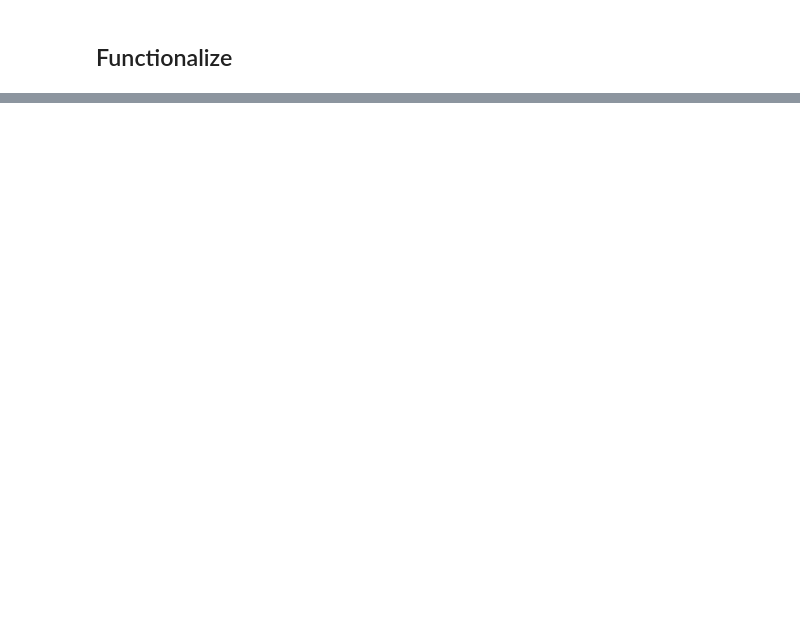
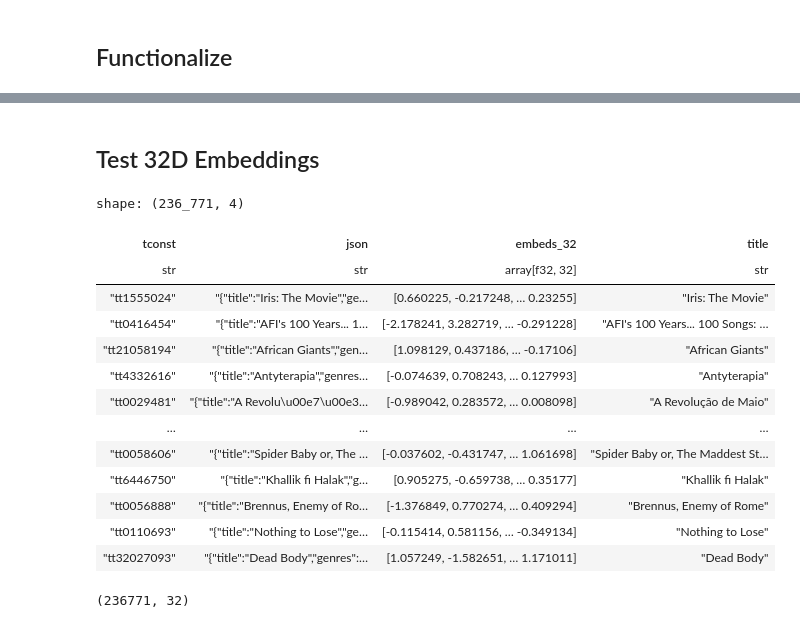
Before and after one commit to minimaxir/imdb-embeddings, a Jupyter notebook: movie_embeddings_similarity.ipynb, the cells around one changed output, grey strips where cells are left out. Cells and saved outputs as stored; diff of their text form; code cells hidden in the pictures; blank space fills up the shorter version.

```diff
--- a/movie_embeddings_similarity.ipynb
+++ b/movie_embeddings_similarity.ipynb
@@ -253 +251,31 @@ shape: (100, 2)
 └─────────────────────────────────┴──────────┘
+# %% [markdown]
+## Test 32D Embeddings
+# %%
+df_32 = pl.read_parquet(
+    os.path.join(data_dir, "movie_data_32D_embeds.parquet"),
+).with_columns(
+    title=pl.col("json").str.json_path_match(r"$.title"),
+)
+
+df_32
+# %% [output]
+shape: (236_771, 4)
+| tconst | json | embeds_32 | title |
+| str | str | array[f32, 32] | str |
+| "tt1555024" | "{"title":"Iris: The Movie","ge… | [0.660225, -0.217248, … 0.23255] | "Iris: The Movie" |
+| "tt0416454" | "{"title":"AFI's 100 Years... 1… | [-2.178241, 3.282719, … -0.291228] | "AFI's 100 Years... 100 Songs: … |
+| "tt21058194" | "{"title":"African Giants","gen… | [1.098129, 0.437186, … -0.17106] | "African Giants" |
+| "tt4332616" | "{"title":"Antyterapia","genres… | [-0.074639, 0.708243, … 0.127993] | "Antyterapia" |
+| "tt0029481" | "{"title":"A Revolu\u00e7\u00e3… | [-0.989042, 0.283572, … 0.008098] | "A Revolução de Maio" |
+| … | … | … | … |
+| "tt0058606" | "{"title":"Spider Baby or, The … | [-0.037602, -0.431747, … 1.061698] | "Spider Baby or, The Maddest St… |
+| "tt6446750" | "{"title":"Khallik fi Halak","g… | [0.905275, -0.659738, … 0.35177] | "Khallik fi Halak" |
+| "tt0056888" | "{"title":"Brennus, Enemy of Ro… | [-1.376849, 0.770274, … 0.409294] | "Brennus, Enemy of Rome" |
+| "tt0110693" | "{"title":"Nothing to Lose","ge… | [-0.115414, 0.581156, … -0.349134] | "Nothing to Lose" |
+| "tt32027093" | "{"title":"Dead Body","genres":… | [1.057249, -1.582651, … 1.171011] | "Dead Body" |
+# %%
+embeddings_32 = df_32["embeds_32"].to_numpy()
+embeddings_32.shape
+# %% [output]
+(236771, 32)
```
Also changed, not shown: parts of 21 cells of this notebook.
